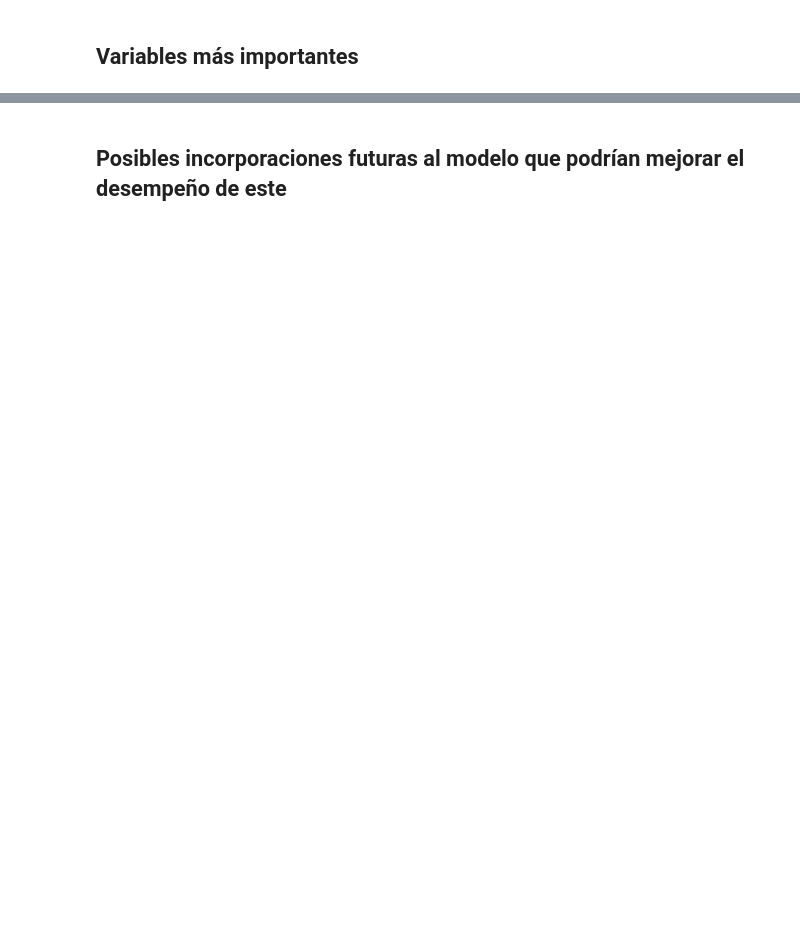
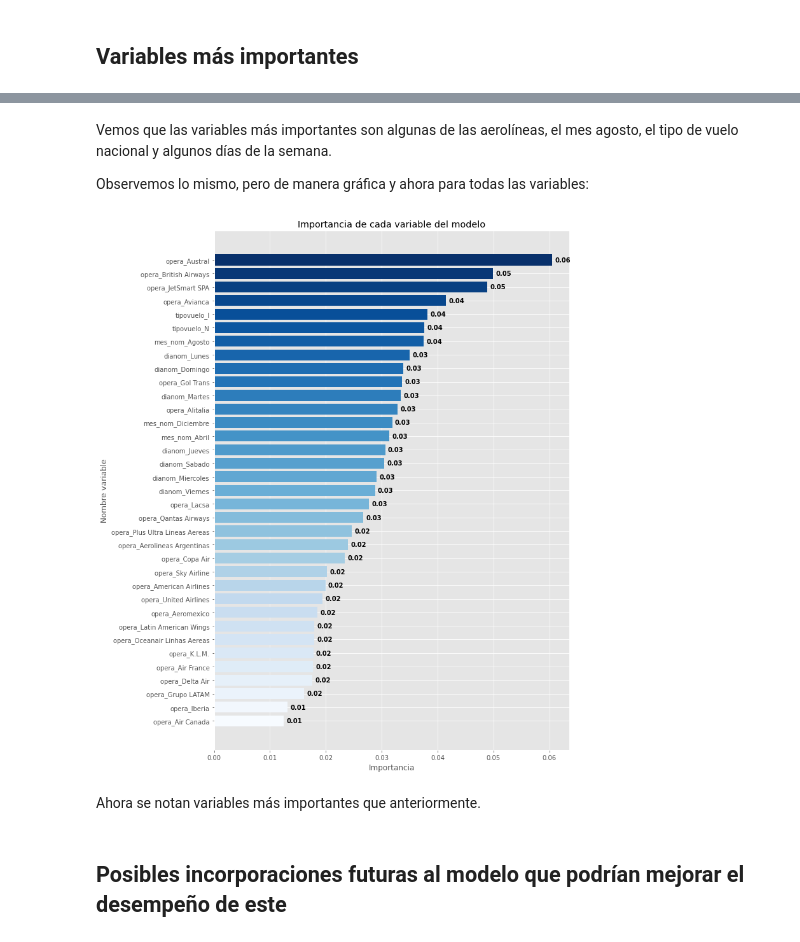
Before and after one commit to Felopo/Data-Scientist-Challenge-LATAM-Airlines, a Jupyter notebook: solution.ipynb, the cells around one changed output, grey strips where cells are left out. Cells and saved outputs as stored; diff of their text form; code cells hidden in the pictures; blank space fills up the shorter version.

```diff
--- a/solution.ipynb
+++ b/solution.ipynb
@@ -823,0 +891,7 @@ Es un poco menor que el obtenido por el `Random Forest`. Cabe recalcar que esta
+# %%
+# Calculamos la importancia de cada variable
+# Definimos un dataframe con las variables y su importancia
+importancia_variables_rf = pd.DataFrame(data = {"Nombre variable": col_names[0:X_clean.shape[1]], "Importancia": rscv.best_estimator_.feature_importances_})
+
+# Mostramos las variables más importantes
+importancia_variables_rf.sort_values("Importancia", ascending = False).head(10)
@@ -824,3 +910,35 @@ Es un poco menor que el obtenido por el `Random Forest`. Cabe recalcar que esta
+# %% [markdown]
+Vemos que las variables más importantes son algunas de las aerolíneas, el mes agosto, el tipo de vuelo nacional y algunos días de la semana.
+
+Observemos lo mismo, pero de manera gráfica y ahora para todas las variables:
+# %%
+# Ordenamos las variables por importancia
+importancia_variables_rf_sorted = importancia_variables_rf.sort_values("Importancia", ascending = True)
+
+# Definimos la paleta de colores
+colors = plt.cm.Blues(np.linspace(0, 1, len(importancia_variables_rf_sorted)))
+
+# Creamos la figura y el eje
+fig, ax = plt.subplots(figsize = (10, 15))
+
+# Creamos el gráfico de barras
+ax.barh(importancia_variables_rf_sorted['Nombre variable'], importancia_variables_rf_sorted['Importancia'], color=colors)
+
+# Añadimos etiquetas al gráfico
+ax.set_xlabel('Importancia')
+ax.set_ylabel('Nombre variable')
+ax.set_title('Importancia de cada variable del modelo')
+
+# Agregamos los valores del eje x
+for i, v in enumerate(importancia_variables_rf_sorted['Importancia']):
+    ax.text(v + 0.0005, i, str(round(v, 2)), color='black', fontweight='bold', ha='left', va='center')
+
+# Mostramos el gráfico
+plt.show()
+# %% [output]
+[figure, added]
+# %% [markdown]
+Ahora se notan variables más importantes que anteriormente.
 # %% [markdown]
 ## Posibles incorporaciones futuras al modelo que podrían mejorar el desempeño de este
 # %% [markdown]
```
Also changed, not shown: parts of 29 cells of this notebook.
